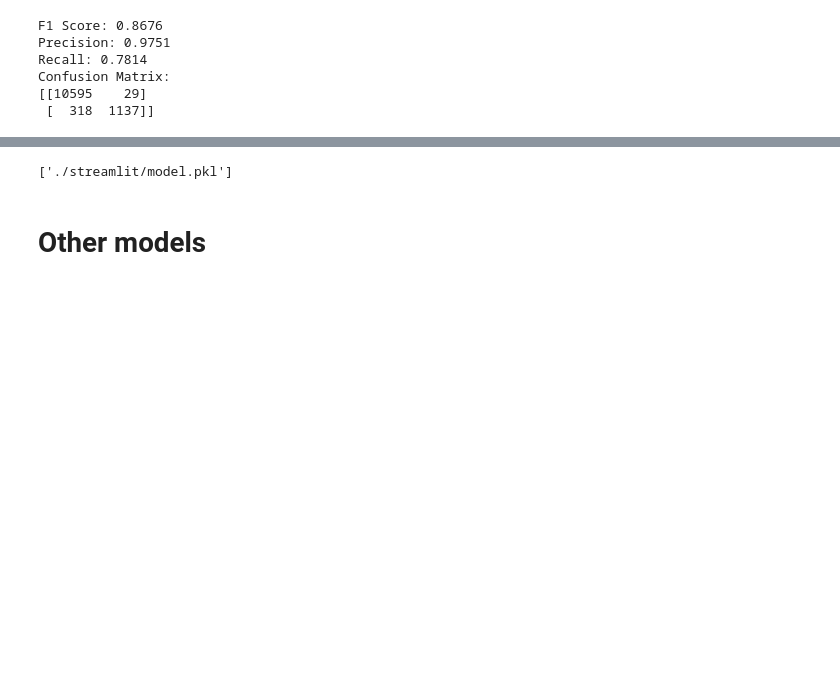
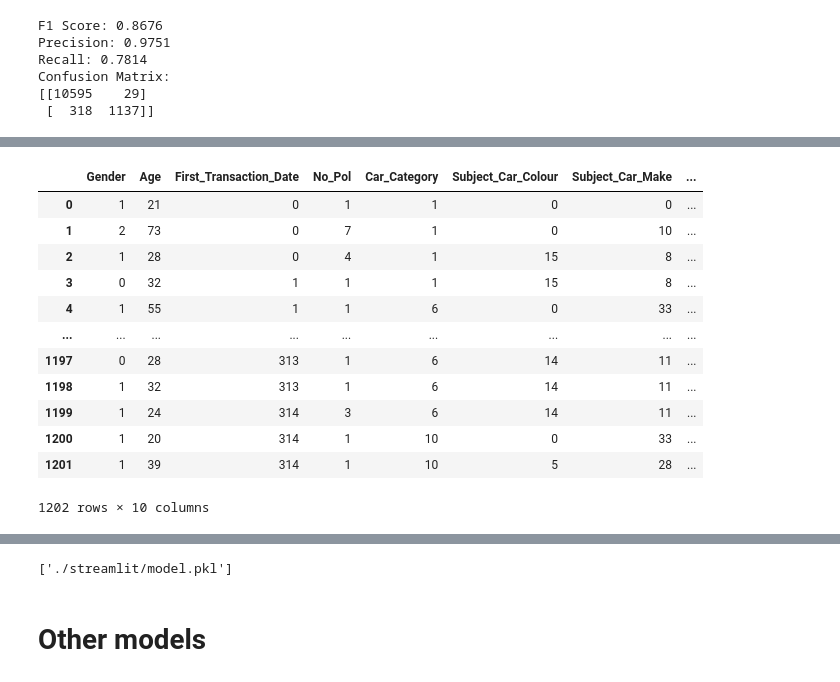
Before and after one commit to The-DigitalAcademy/claim_vision, a Jupyter notebook: Showcase_Model.ipynb, the cells around one changed output, grey strips where cells are left out. Cells and saved outputs as stored; diff of their text form; code cells hidden in the pictures; blank space fills up the shorter version.

```diff
--- a/Showcase_Model.ipynb
+++ b/Showcase_Model.ipynb
@@ -234,2 +222,17 @@ x
 # %%
-sub_test = test.drop(columns=['ID','State'])
+sub_test = test.drop(columns=['ID','State','Policy_Start_Date','Policy_End_Date'])
+sub_test
+# %% [output]
+|  | Gender | Age | First_Transaction_Date | No_Pol | Car_Category | Subject_Car_Colour | Subject_Car_Make | ... |
+| 0 | 1 | 21 | 0 | 1 | 1 | 0 | 0 | ... |
+| 1 | 2 | 73 | 0 | 7 | 1 | 0 | 10 | ... |
+| 2 | 1 | 28 | 0 | 4 | 1 | 15 | 8 | ... |
+| 3 | 0 | 32 | 1 | 1 | 1 | 15 | 8 | ... |
+| 4 | 1 | 55 | 1 | 1 | 6 | 0 | 33 | ... |
+| ... | ... | ... | ... | ... | ... | ... | ... | ... |
+| 1197 | 0 | 28 | 313 | 1 | 6 | 14 | 11 | ... |
+| 1198 | 1 | 32 | 313 | 1 | 6 | 14 | 11 | ... |
+| 1199 | 1 | 24 | 314 | 3 | 6 | 14 | 11 | ... |
+| 1200 | 1 | 20 | 314 | 1 | 10 | 0 | 33 | ... |
+| 1201 | 1 | 39 | 314 | 1 | 10 | 5 | 28 | ... |
+1202 rows × 10 columns
```
Also changed, not shown: parts of 13 cells of this notebook, 2 other files.
